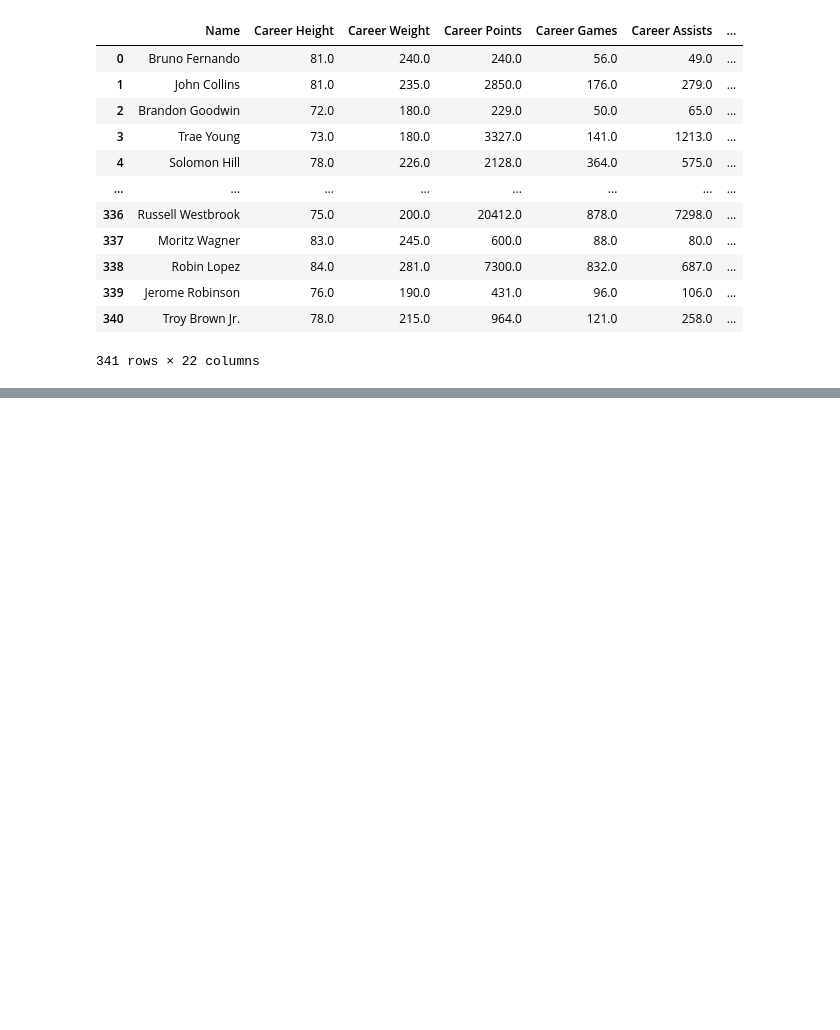
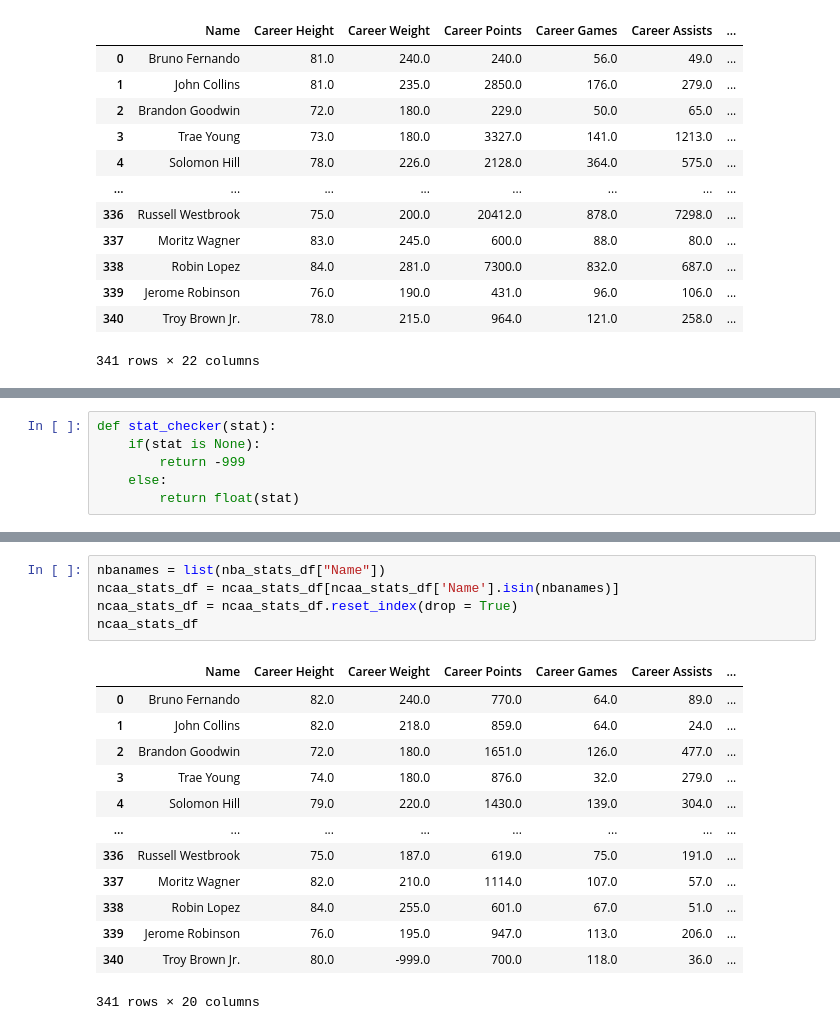
Before and after one commit to Stephen-Chu15/Performance_Translation_Project, a Jupyter notebook: Project Setup.ipynb, the cells around one changed output, grey strips where cells are left out. Saved outputs shown, nothing was run; the diff lists cells and outputs as text; blank space fills up the shorter version.

Commit message:
created NCAA player info and condensed dataframe to match NBA's

```diff
--- a/Project Setup.ipynb
+++ b/Project Setup.ipynb
@@ -154,0 +157,6 @@ nba_stats_df
+# %%
+def stat_checker(stat):
+    if(stat is None):
+        return -999
+    else:
+        return float(stat)
@@ -154,0 +226,19 @@ nba_stats_df
+# %%
+nbanames = list(nba_stats_df["Name"])
+ncaa_stats_df = ncaa_stats_df[ncaa_stats_df['Name'].isin(nbanames)]
+ncaa_stats_df = ncaa_stats_df.reset_index(drop = True)
+ncaa_stats_df
+# %% [output]
+|  | Name | Career Height | Career Weight | Career Points | Career Games | Career Assists | ... |
+| 0 | Bruno Fernando | 82.0 | 240.0 | 770.0 | 64.0 | 89.0 | ... |
+| 1 | John Collins | 82.0 | 218.0 | 859.0 | 64.0 | 24.0 | ... |
+| 2 | Brandon Goodwin | 72.0 | 180.0 | 1651.0 | 126.0 | 477.0 | ... |
+| 3 | Trae Young | 74.0 | 180.0 | 876.0 | 32.0 | 279.0 | ... |
+| 4 | Solomon Hill | 79.0 | 220.0 | 1430.0 | 139.0 | 304.0 | ... |
+| ... | ... | ... | ... | ... | ... | ... | ... |
+| 336 | Russell Westbrook | 75.0 | 187.0 | 619.0 | 75.0 | 191.0 | ... |
+| 337 | Moritz Wagner | 82.0 | 210.0 | 1114.0 | 107.0 | 57.0 | ... |
+| 338 | Robin Lopez | 84.0 | 255.0 | 601.0 | 67.0 | 51.0 | ... |
+| 339 | Jerome Robinson | 76.0 | 195.0 | 947.0 | 113.0 | 206.0 | ... |
+| 340 | Troy Brown Jr. | 80.0 | -999.0 | 700.0 | 118.0 | 36.0 | ... |
+341 rows × 20 columns
```
Also changed, not shown: parts of 4 cells of this notebook.
